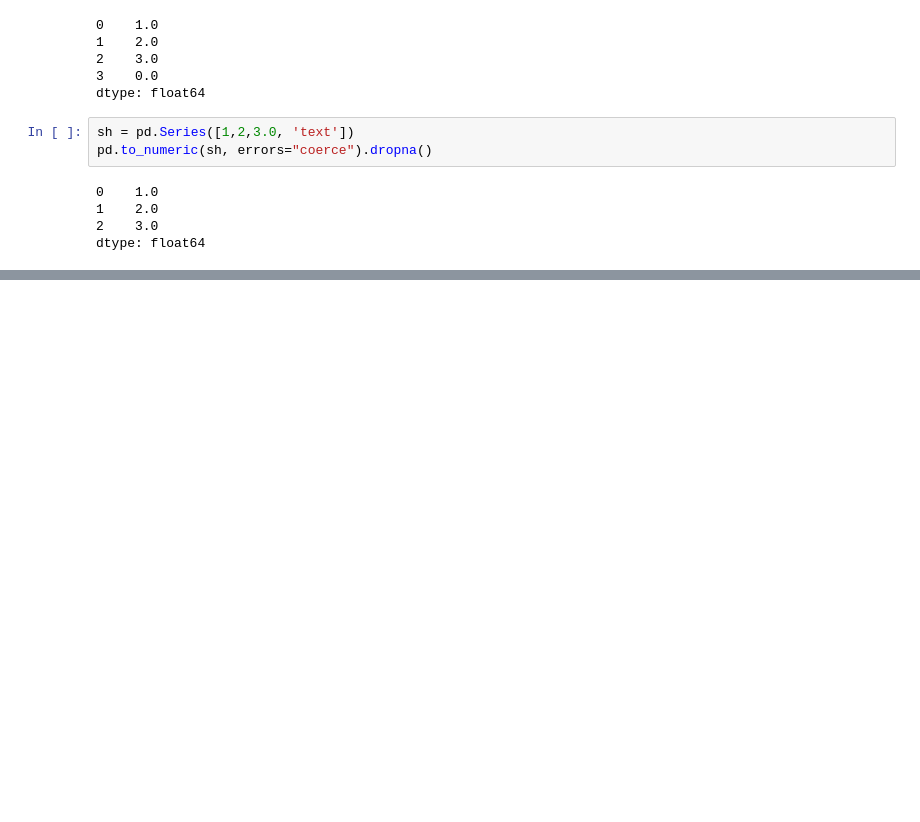
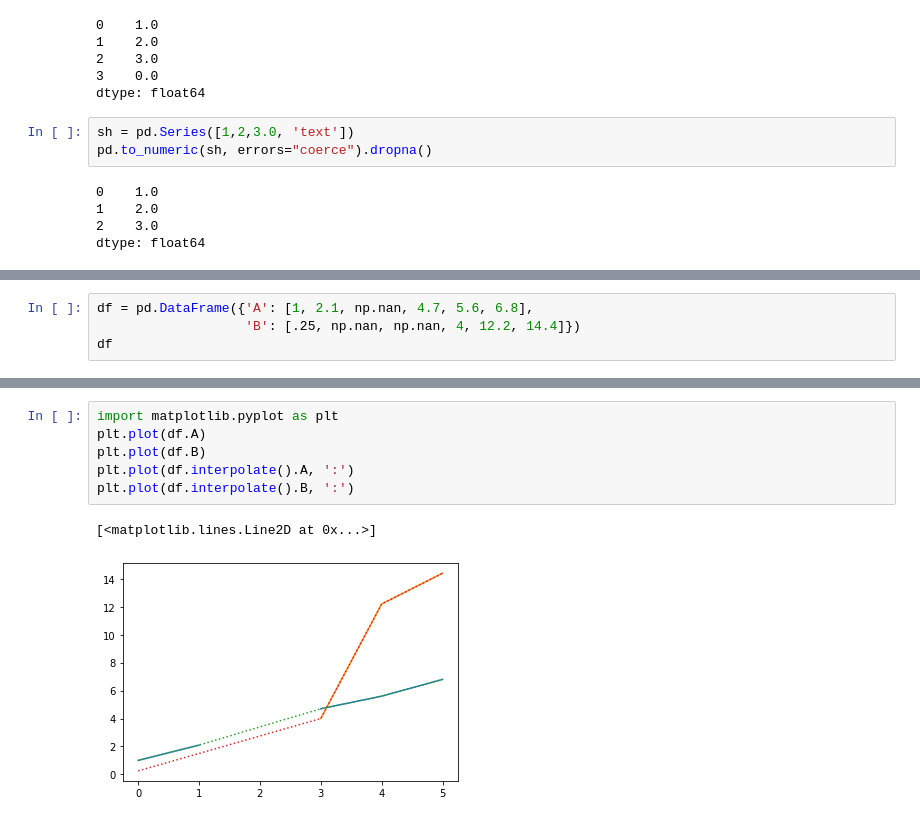
Before and after one commit to Rafles29/PPDA, a Jupyter notebook: labolatories/lab6.ipynb, the cells around one changed output, grey strips where cells are left out. Cells and saved outputs as stored; diff of their text form; blank space fills up the shorter version.

```diff
--- a/labolatories/lab6.ipynb
+++ b/labolatories/lab6.ipynb
@@ -105,0 +445,4 @@ dtype: float64
+# %%
+df = pd.DataFrame({'A': [1, 2.1, np.nan, 4.7, 5.6, 6.8],
+                   'B': [.25, np.nan, np.nan, 4, 12.2, 14.4]})
+df
@@ -105,0 +467,9 @@ dtype: float64
+# %%
+import matplotlib.pyplot as plt
+plt.plot(df.A)
+plt.plot(df.B)
+plt.plot(df.interpolate().A, ':')
+plt.plot(df.interpolate().B, ':')
+# %% [output]
+[<matplotlib.lines.Line2D at 0x...>]
+[figure, added]
```
Also changed, not shown: parts of 65 cells of this notebook, 6 other files.
